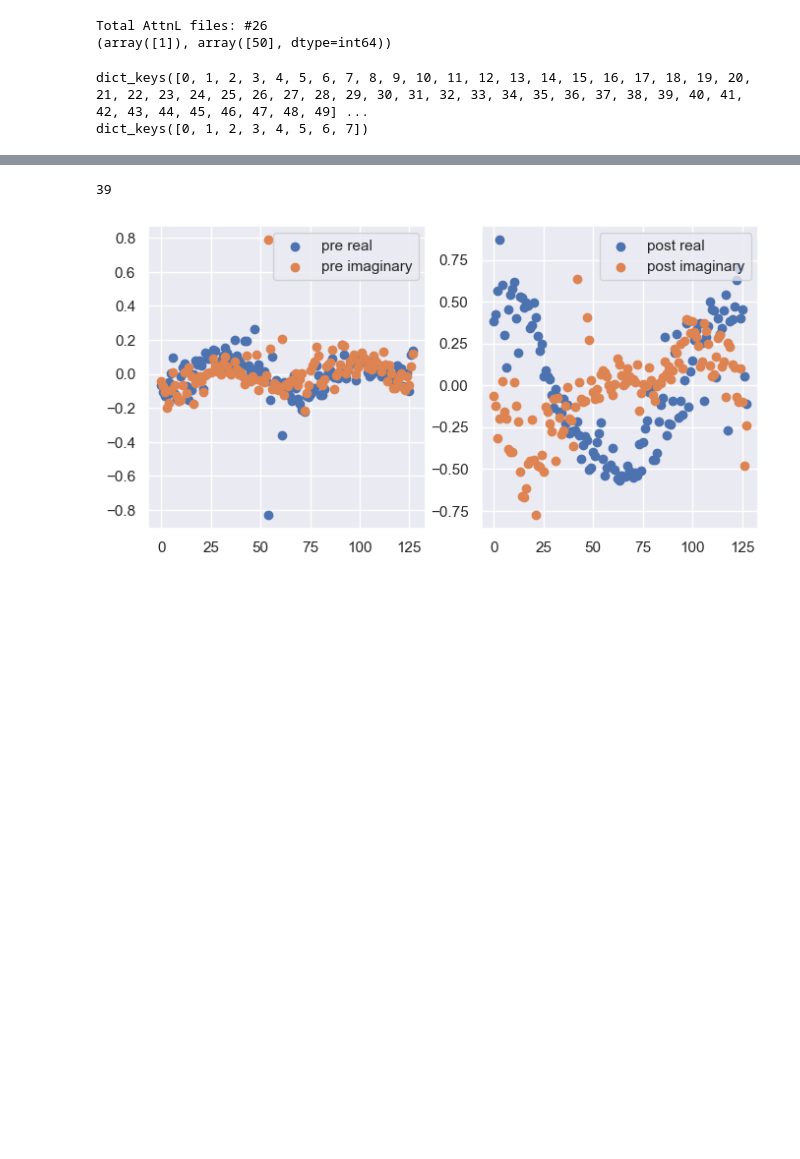
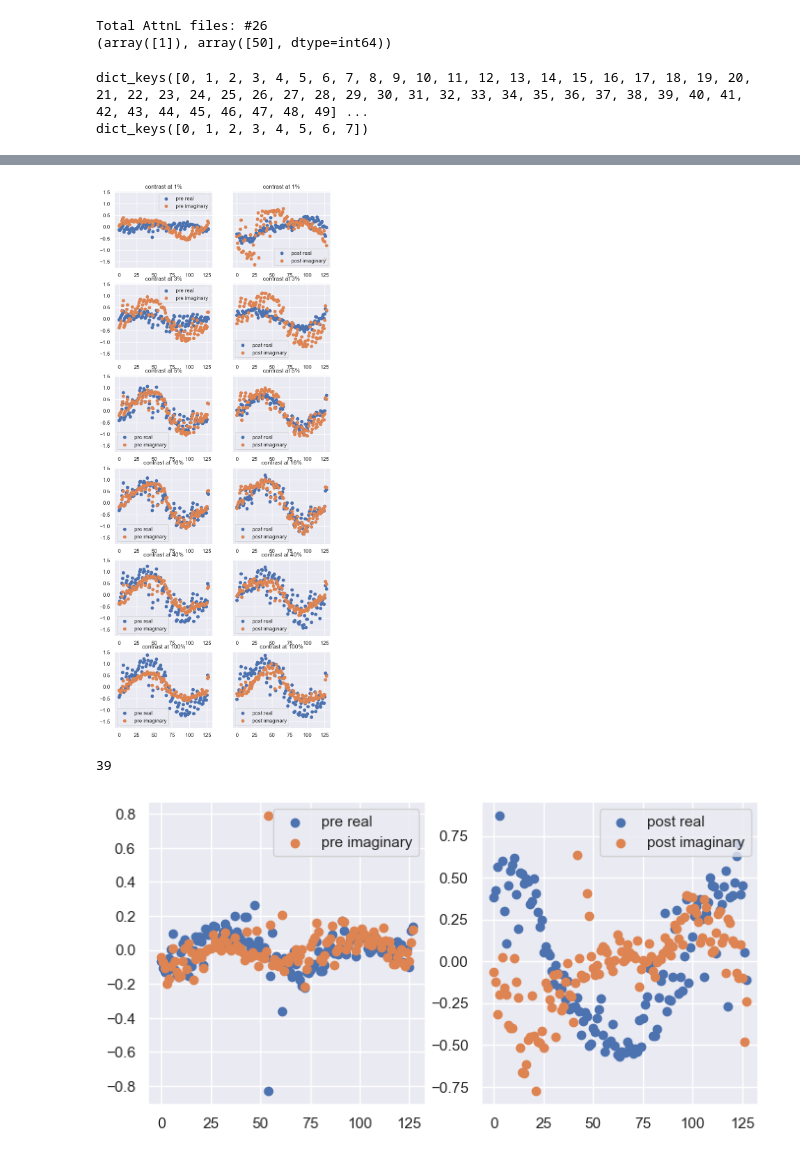
Before and after one commit to PatriciaNL/LTP_analysis, a Jupyter notebook: PythonScripts/ProcessingPipeline/ssrp_ImportProcessedData.ipynb, the cells around one changed output, grey strips where cells are left out. Cells and saved outputs as stored; diff of their text form; code cells hidden in the pictures; blank space fills up the shorter version.

```diff
--- a/PythonScripts/ProcessingPipeline/ssrp_ImportProcessedData.ipynb
+++ b/PythonScripts/ProcessingPipeline/ssrp_ImportProcessedData.ipynb
@@ -124,3 +215,42 @@ dict_keys([0, 1, 2, 3, 4, 5, 6, 7])
+# %%
+# workbench to iteract across all contrasts
+sIn = 0 # subject number index
+harmonicInd = 4 # 2fx 4fx 6fx 8fx   1-8
+# contrastInd = 0
+
+fIn = RealImaginary[sIn][harmonicInd]
+condition_split = int((fIn.shape[3])/ 2)
+fig,axs = plt.subplots(6,2,figsize = (8,20),sharey = True)
+#print(f'{condition_split}')
+
+for c in range(NumBins):
+    contrastInd = c
+    # pre post index
+    lo_c = fIn[contrastInd,:,:,:condition_split] # lowest contrast at 1%,
+    lo_c_post = fIn[contrastInd,:,:,condition_split:]
+    pre_post_set = [lo_c,lo_c_post] # group pre / post data for loop
+    complexVals = np.zeros((2,2,(NumChans))) # pre/post x real/imaginary x all channels
+    # average real and imaginary values per single channel for respective trials
+    for ppsi in range(len(pre_post_set)): # pre post set index
+        dsIn= pre_post_set[ppsi] # import pre or post
+        for ch in range((NumChans)):
+            realData = dsIn[0,ch,:] # index real values per 1 channel for all trials
+            imagData = dsIn[1,ch,:] # index imaginary values per 1 channel for all trials
+            r_avg = np.nanmean(realData) # returns 1 values per channel
+            i_avg = np.nanmean(imagData) # returns 1 value per channel
+            complexVals[ppsi,0,ch] = r_avg
+            complexVals[ppsi,1,ch] = i_avg
+
+    # fig,axs = plt.subplots(1,2,figsize = (8,3))
+    coStatus = ['pre', 'post']
+    riStatus = ['real', 'imaginary']
+    for ppsi in range(len(pre_post_set)):
+        for real_imag in range(len(pre_post_set)):
+            axs[c,ppsi].scatter(chan_arr,complexVals[ppsi,real_imag,:], label = f'{coStatus[ppsi]} {riStatus[real_imag]}')
+            axs[c,ppsi].legend()
+            axs[c,ppsi].set_title(f'contrast at {cll[c]}')
+# %% [output]
+[figure, added]
 # %%
 sIn = 0 # subject number index
 harmonicInd = 0 # 2fx 4fx 6fx 8fx   1-8
```
Also changed, not shown: parts of 4 cells of this notebook.
